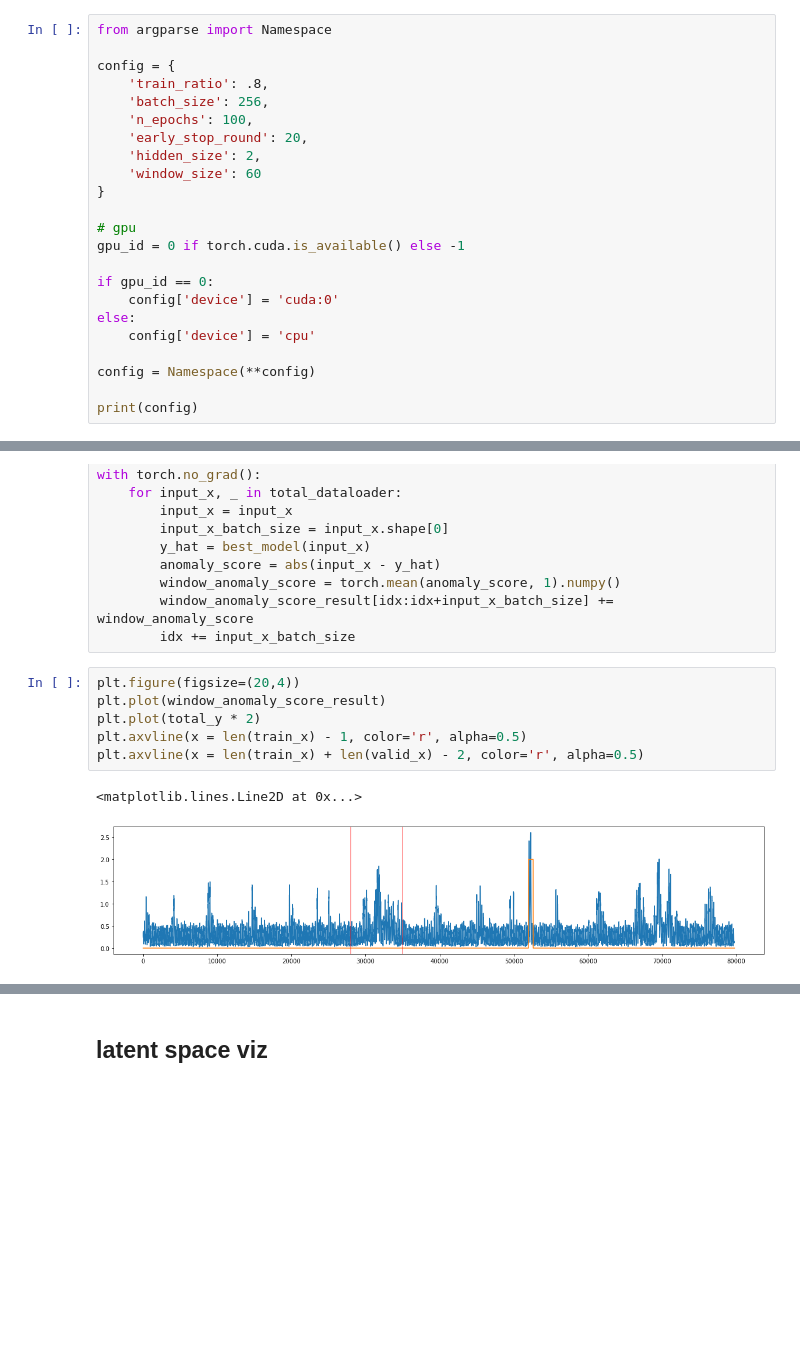
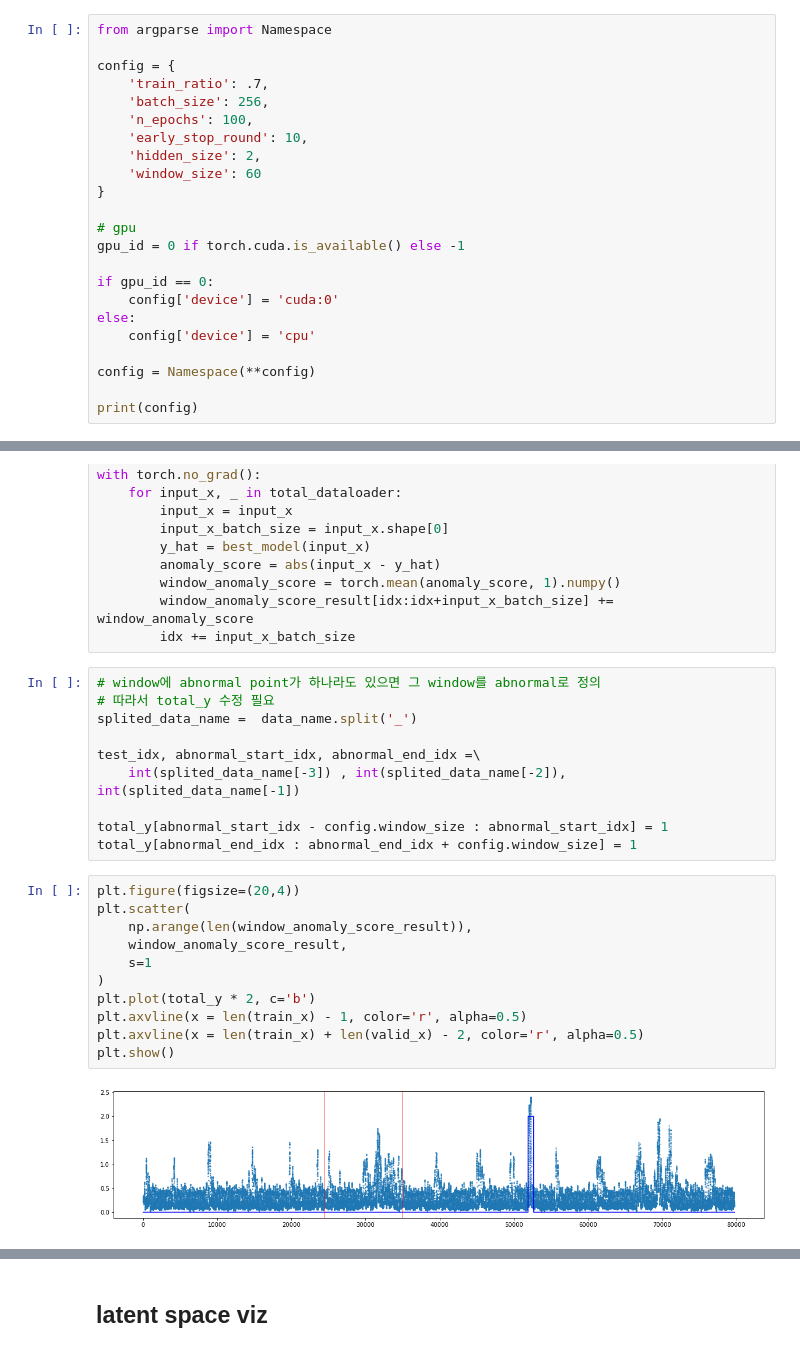
Before and after one commit to minsoo9506/my-paper, a Jupyter notebook: run.ipynb, the cells around one changed output, grey strips where cells are left out. Drawn from its saved outputs; the diff is of its cells as text; blank space fills up the shorter version.

```diff
--- a/run.ipynb
+++ b/run.ipynb
@@ -14,10 +15,10 @@ import matplotlib.pyplot as plt
 from argparse import Namespace
 
 config = {
-    'train_ratio': .8,
+    'train_ratio': .7,
     'batch_size': 256,
     'n_epochs': 100,
-    'early_stop_round': 20,
+    'early_stop_round': 10,
     'hidden_size': 2,
     'window_size': 60
 }
@@ -137,12 +153,26 @@ with torch.no_grad():
         window_anomaly_score = torch.mean(anomaly_score, 1).numpy()
         window_anomaly_score_result[idx:idx+input_x_batch_size] += window_anomaly_score
         idx += input_x_batch_size
+# %%
+# window에 abnormal point가 하나라도 있으면 그 window를 abnormal로 정의
+# 따라서 total_y 수정 필요
+splited_data_name =  data_name.split('_')
+
+test_idx, abnormal_start_idx, abnormal_end_idx =\
+    int(splited_data_name[-3]) , int(splited_data_name[-2]), int(splited_data_name[-1])
+
+total_y[abnormal_start_idx - config.window_size : abnormal_start_idx] = 1
+total_y[abnormal_end_idx : abnormal_end_idx + config.window_size] = 1
 # %%
 plt.figure(figsize=(20,4))
-plt.plot(window_anomaly_score_result)
-plt.plot(total_y * 2)
+plt.scatter(
+    np.arange(len(window_anomaly_score_result)),
+    window_anomaly_score_result,
+    s=1
+)
+plt.plot(total_y * 2, c='b')
 plt.axvline(x = len(train_x) - 1, color='r', alpha=0.5)
 plt.axvline(x = len(train_x) + len(valid_x) - 2, color='r', alpha=0.5)
+plt.show()
 # %% [output]
-<matplotlib.lines.Line2D at 0x...>
-[figure, old version]
+[figure, new version]
```
Also changed, not shown: parts of 10 cells of this notebook.
